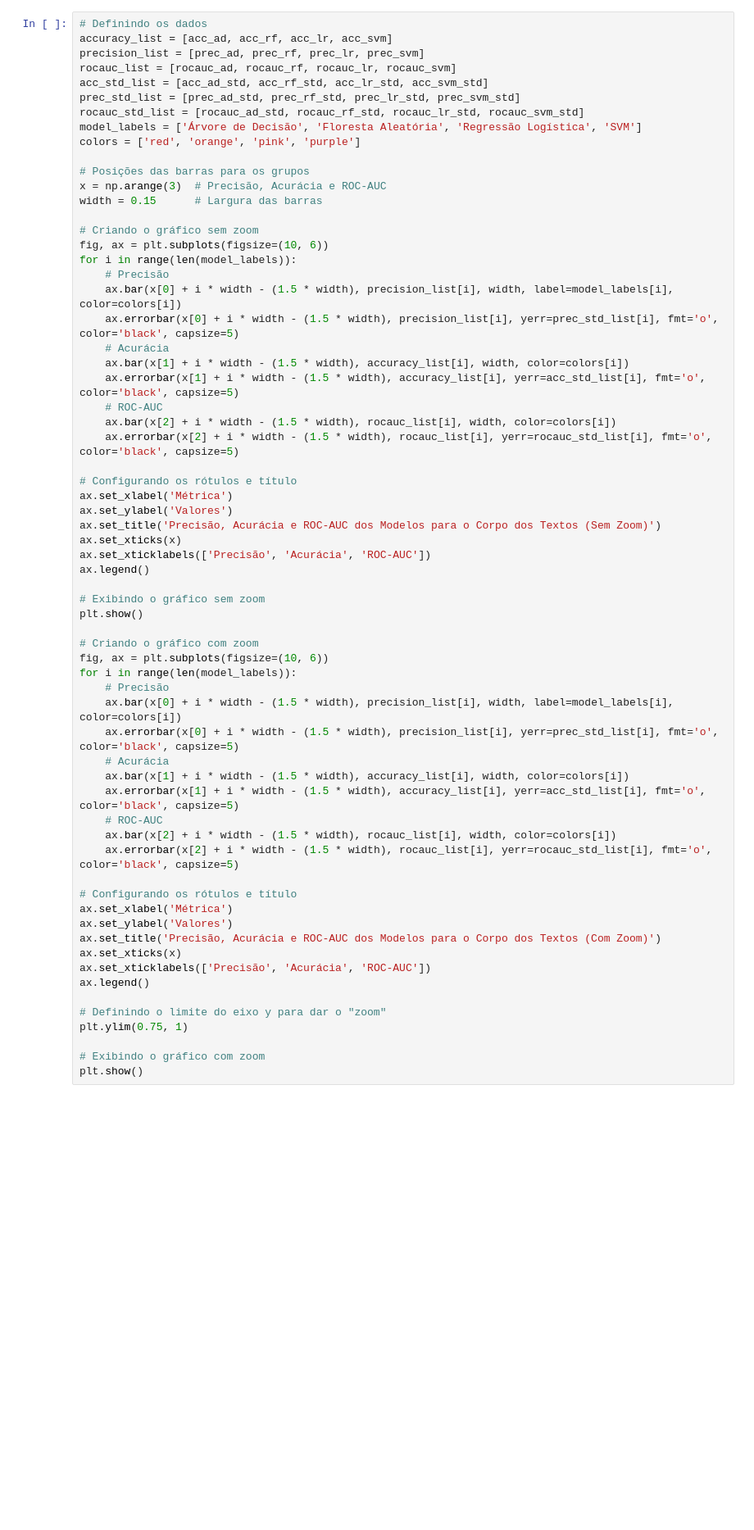
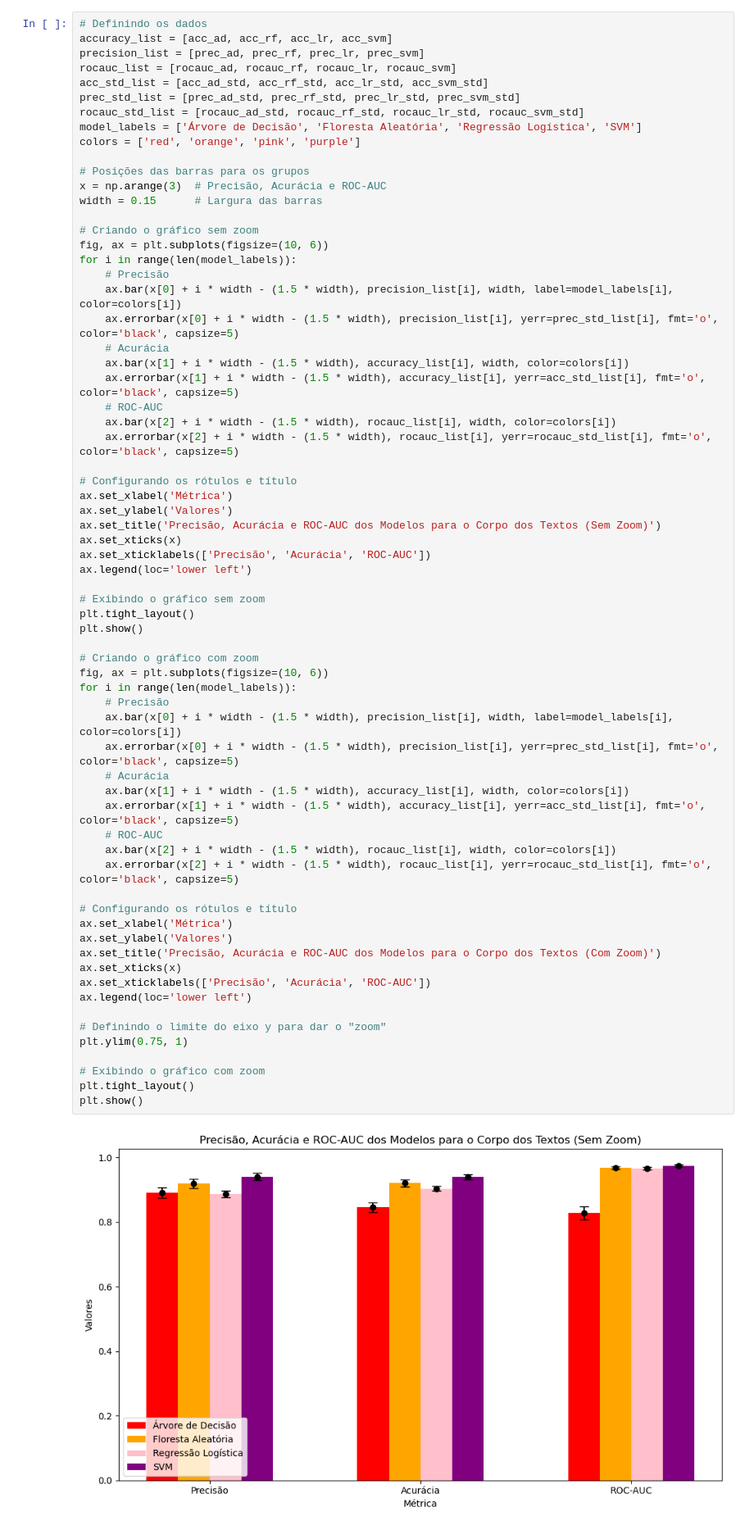
Before and after one commit to Thomazellinho/tcc_noticiasfalsas_ilum, a Jupyter notebook: 5_tcc_corpo_texto.ipynb, the cells around one changed output. Shown at 82% size. Cells and saved outputs as stored; diff of their text form; blank space fills up the shorter version.

```diff
--- a/5_tcc_corpo_texto.ipynb
+++ b/5_tcc_corpo_texto.ipynb
@@ -186,34 +250,38 @@ ax.set_ylabel('Valores')
 ax.set_title('Precisão, Acurácia e ROC-AUC dos Modelos para o Corpo dos Textos (Sem Zoom)')
 ax.set_xticks(x)
 ax.set_xticklabels(['Precisão', 'Acurácia', 'ROC-AUC'])
-ax.legend()
+ax.legend(loc='lower left')
 
 # Exibindo o gráfico sem zoom
+plt.tight_layout()
 plt.show()
 
 # Criando o gráfico com zoom
 fig, ax = plt.subplots(figsize=(10, 6))
 for i in range(len(model_labels)):
     # Precisão
     ax.bar(x[0] + i * width - (1.5 * width), precision_list[i], width, label=model_labels[i], color=colors[i])
     ax.errorbar(x[0] + i * width - (1.5 * width), precision_list[i], yerr=prec_std_list[i], fmt='o', color='black', capsize=5)
     # Acurácia
     ax.bar(x[1] + i * width - (1.5 * width), accuracy_list[i], width, color=colors[i])
     ax.errorbar(x[1] + i * width - (1.5 * width), accuracy_list[i], yerr=acc_std_list[i], fmt='o', color='black', capsize=5)
     # ROC-AUC
     ax.bar(x[2] + i * width - (1.5 * width), rocauc_list[i], width, color=colors[i])
     ax.errorbar(x[2] + i * width - (1.5 * width), rocauc_list[i], yerr=rocauc_std_list[i], fmt='o', color='black', capsize=5)
 
 # Configurando os rótulos e título
 ax.set_xlabel('Métrica')
 ax.set_ylabel('Valores')
 ax.set_title('Precisão, Acurácia e ROC-AUC dos Modelos para o Corpo dos Textos (Com Zoom)')
 ax.set_xticks(x)
 ax.set_xticklabels(['Precisão', 'Acurácia', 'ROC-AUC'])
-ax.legend()
+ax.legend(loc='lower left')
 
 # Definindo o limite do eixo y para dar o "zoom"
 plt.ylim(0.75, 1)
 
 # Exibindo o gráfico com zoom
+plt.tight_layout()
 plt.show()
+# %% [output]
+[figure, added]
```
Also changed, not shown: parts of 12 cells of this notebook, 7 other files.
